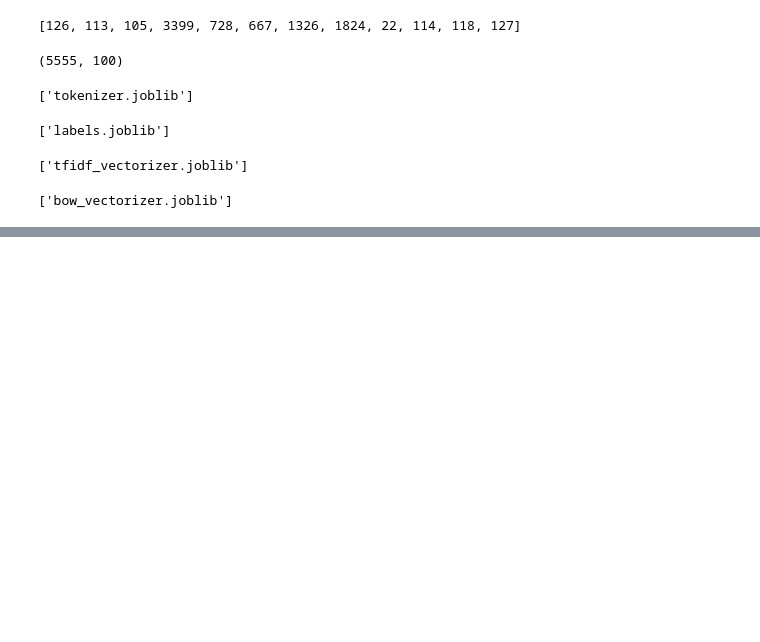
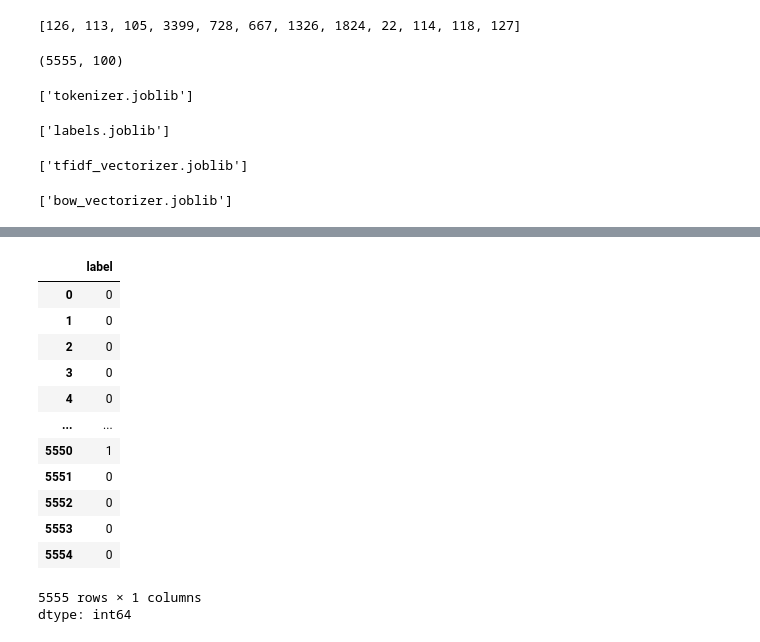
Before and after one commit to Psalmist70/sms-phishing-detection, a Jupyter notebook: notebooks/sms-phishing.ipynb, the cells around one changed output, grey strips where cells are left out. Drawn from its saved outputs; the diff is of its cells as text; code cells hidden in the pictures; blank space fills up the shorter version.

```diff
--- a/notebooks/sms-phishing.ipynb
+++ b/notebooks/sms-phishing.ipynb
@@ -631,0 +643,17 @@ df.to_csv('final_featured_dataset.csv', index=False)
+# %%
+y
+# %% [output]
+|  | label |
+| 0 | 0 |
+| 1 | 0 |
+| 2 | 0 |
+| 3 | 0 |
+| 4 | 0 |
+| ... | ... |
+| 5550 | 1 |
+| 5551 | 0 |
+| 5552 | 0 |
+| 5553 | 0 |
+| 5554 | 0 |
+5555 rows × 1 columns
+dtype: int64
```
Also changed, not shown: parts of 18 cells of this notebook.
